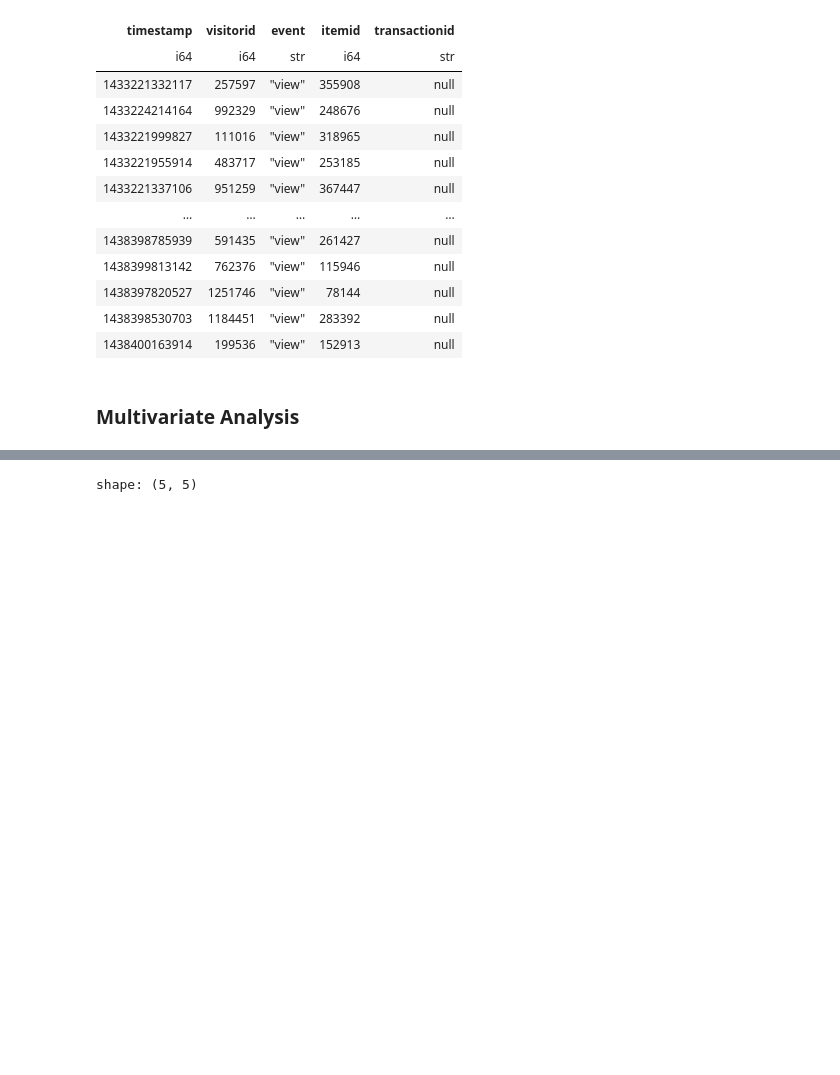
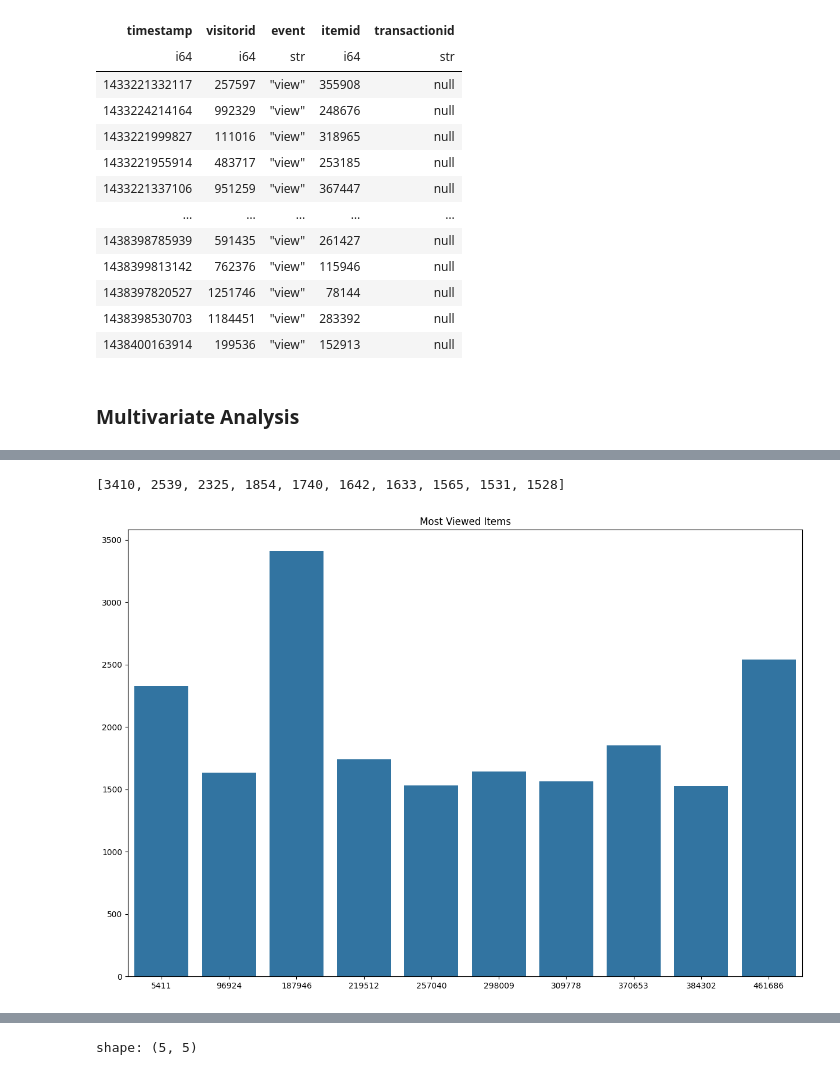
Before and after one commit to Andrew-Bordei/Data-Science, a Jupyter notebook: recommendation_system/notebooks/eda.ipynb, the cells around one changed output, grey strips where cells are left out. Drawn from its saved outputs; the diff is of its cells as text; code cells hidden in the pictures; blank space fills up the shorter version.

```diff
--- a/recommendation_system/notebooks/eda.ipynb
+++ b/recommendation_system/notebooks/eda.ipynb
@@ -195,0 +230,16 @@ plt.show()
+# %%
+# Adding frequency of 10 most add to cart items to list for plotting
+viewed_frequency_list = [i for x,i in most_viewed_items]
+viewed_frequency_list = viewed_frequency_list[:10]
+viewed_frequency_list
+# %% [output]
+[3410, 2539, 2325, 1854, 1740, 1642, 1633, 1565, 1531, 1528]
+# %%
+# Dimensions of figure
+fig,ax = plt.subplots(figsize=(15, 10))
+
+plt.title("Most Viewed Items")
+sns.barplot(x=viewed_items_list,y=viewed_frequency_list,ax=ax)
+plt.show()
+# %% [output]
+[figure, added]
```
Also changed, not shown: parts of 23 cells of this notebook, 1 other file.
